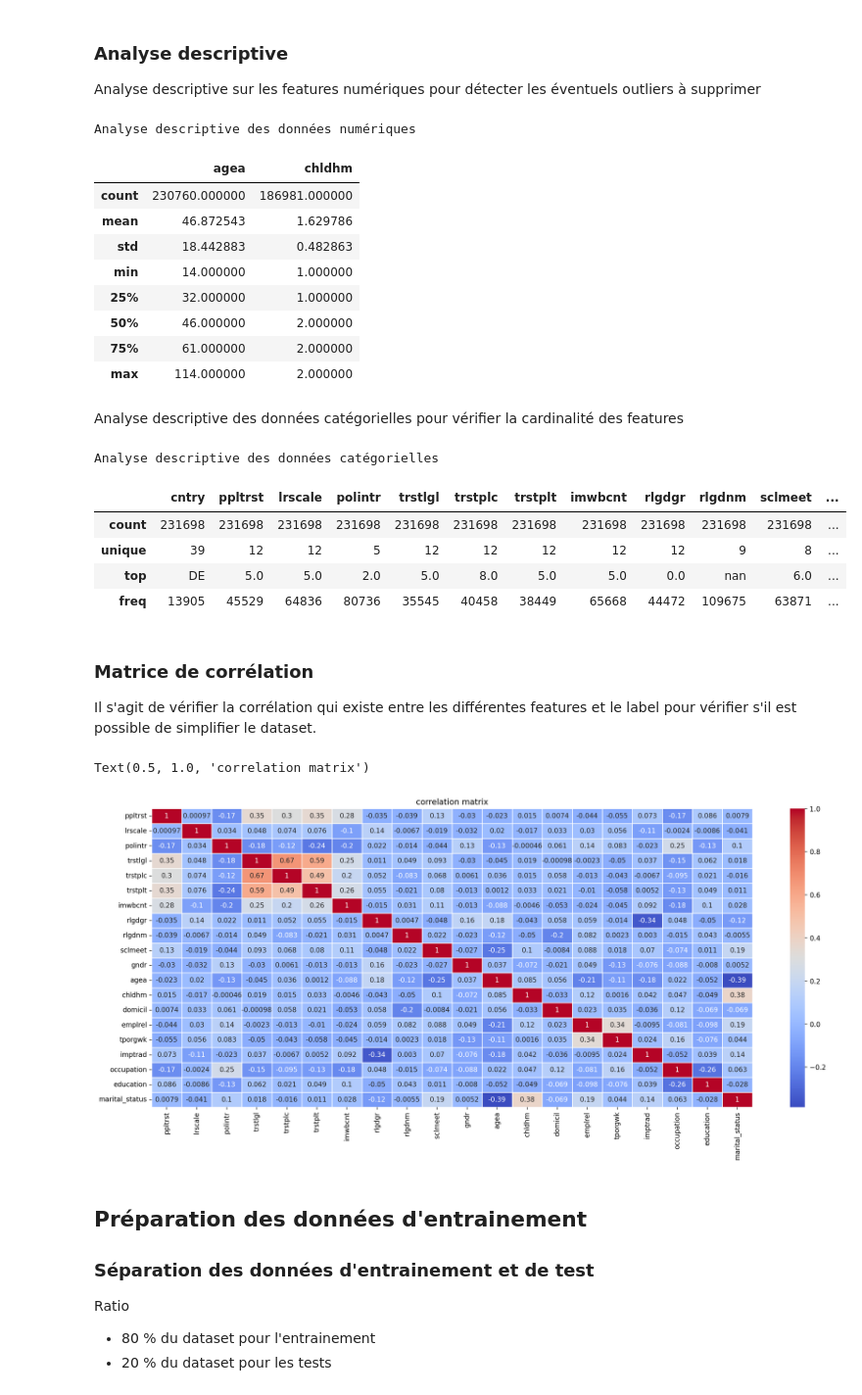
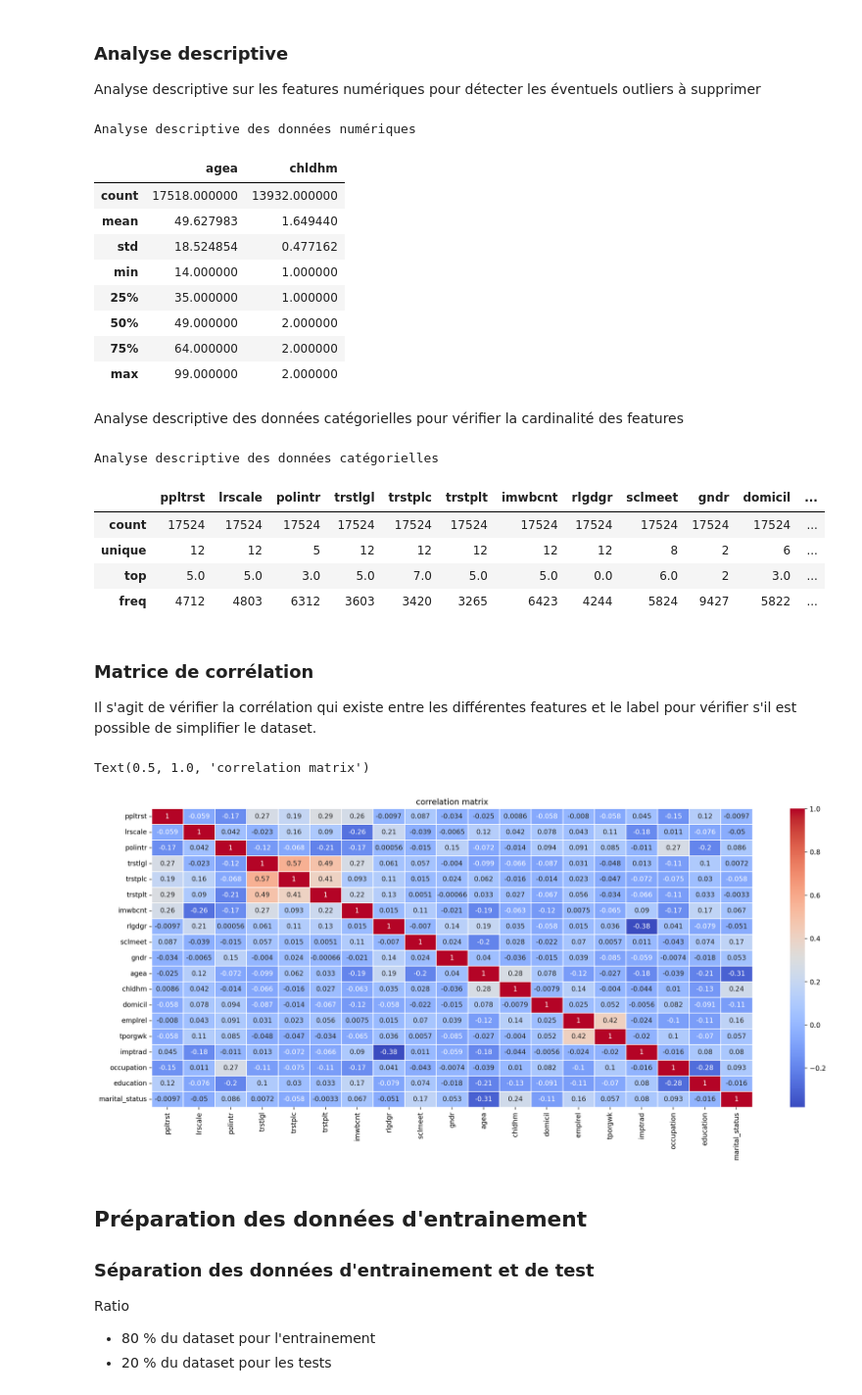
Before and after one commit to francisbonheur/alyra_project_machine_learning, a Jupyter notebook: ML_detection_valeur_classification.ipynb, the cells around one changed output. Shown at 98% size. Saved outputs shown, nothing was run; the diff lists cells and outputs as text; code cells hidden in the pictures.

Commit message:
[ALYRA][ML] using only french data

```diff
--- a/ML_detection_valeur_classification.ipynb
+++ b/ML_detection_valeur_classification.ipynb
@@ -64,6 +64,9 @@ data_without_description = df.drop(columns=ess_description_columns_name, axis=1)
 # On se conserve que le label à prédire "famille et tradition"
 data_without_useless_labels = data_without_description.drop(columns=available_labels_names, axis=1)
 
+data_without_useless_labels = data_without_useless_labels[data_without_useless_labels['cntry'] == 'FR']
+data_without_useless_labels = data_without_useless_labels.drop(columns=['cntry'], axis=1)
+
 data_without_useless_labels.info()
 # %% [output]
 Nombre de doublons : 0
@@ -552,14 +558,14 @@ balanced_data[numerical_cols].describe()
 # %% [output]
 Analyse descriptive des données numériques
 |  | agea | chldhm |
-| count | 230760.000000 | 186981.000000 |
-| mean | 46.872543 | 1.629786 |
-| std | 18.442883 | 0.482863 |
+| count | 17518.000000 | 13932.000000 |
+| mean | 49.627983 | 1.649440 |
+| std | 18.524854 | 0.477162 |
 | min | 14.000000 | 1.000000 |
-| 25% | 32.000000 | 1.000000 |
-| 50% | 46.000000 | 2.000000 |
-| 75% | 61.000000 | 2.000000 |
-| max | 114.000000 | 2.000000 |
+| 25% | 35.000000 | 1.000000 |
+| 50% | 49.000000 | 2.000000 |
+| 75% | 64.000000 | 2.000000 |
+| max | 99.000000 | 2.000000 |
 # %% [markdown]
 Analyse descriptive des données catégorielles pour vérifier la cardinalité des features
 # %%
@@ -567,23 +573,23 @@ print("Analyse descriptive des données catégorielles")
 balanced_data.drop(numerical_cols, axis=1).astype(str).describe()
 # %% [output]
 Analyse descriptive des données catégorielles
-|  | cntry | ppltrst | lrscale | polintr | trstlgl | trstplc | trstplt | imwbcnt | rlgdgr | rlgdnm | sclmeet | ... |
-| count | 231698 | 231698 | 231698 | 231698 | 231698 | 231698 | 231698 | 231698 | 231698 | 231698 | 231698 | ... |
-| unique | 39 | 12 | 12 | 5 | 12 | 12 | 12 | 12 | 12 | 9 | 8 | ... |
-| top | DE | 5.0 | 5.0 | 2.0 | 5.0 | 8.0 | 5.0 | 5.0 | 0.0 | nan | 6.0 | ... |
-| freq | 13905 | 45529 | 64836 | 80736 | 35545 | 40458 | 38449 | 65668 | 44472 | 109675 | 63871 | ... |
+|  | ppltrst | lrscale | polintr | trstlgl | trstplc | trstplt | imwbcnt | rlgdgr | sclmeet | gndr | domicil | ... |
+| count | 17524 | 17524 | 17524 | 17524 | 17524 | 17524 | 17524 | 17524 | 17524 | 17524 | 17524 | ... |
+| unique | 12 | 12 | 5 | 12 | 12 | 12 | 12 | 12 | 8 | 2 | 6 | ... |
+| top | 5.0 | 5.0 | 3.0 | 5.0 | 7.0 | 5.0 | 5.0 | 0.0 | 6.0 | 2 | 3.0 | ... |
+| freq | 4712 | 4803 | 6312 | 3603 | 3420 | 3265 | 6423 | 4244 | 5824 | 9427 | 5822 | ... |
 # %% [markdown]
 ### Matrice de corrélation
 
 Il s'agit de vérifier la corrélation qui existe entre les différentes features et le label pour vérifier s'il est possible de simplifier le dataset.
 # %%
 plt.figure(figsize=(20,8))
-correlation_matrix = balanced_data.drop('cntry', axis=1).corr()
+correlation_matrix = balanced_data.corr()
 sns.heatmap(correlation_matrix, annot =True, cmap='coolwarm', linewidths=0.5)
 plt.title('correlation matrix')
 # %% [output]
 Text(0.5, 1.0, 'correlation matrix')
-[figure, old version]
+[figure, new version]
 # %% [markdown]
 ## Préparation des données d'entrainement
 
```
Also changed, not shown: parts of 17 cells of this notebook.
